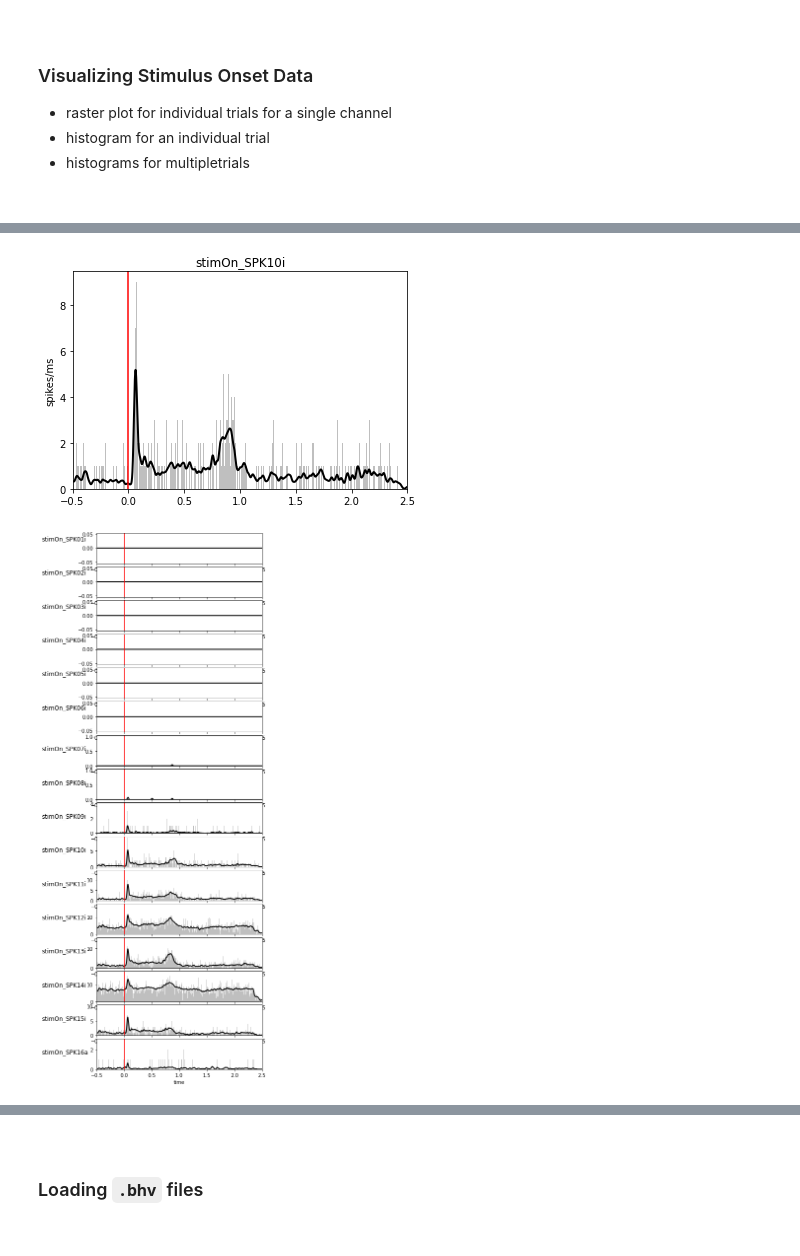
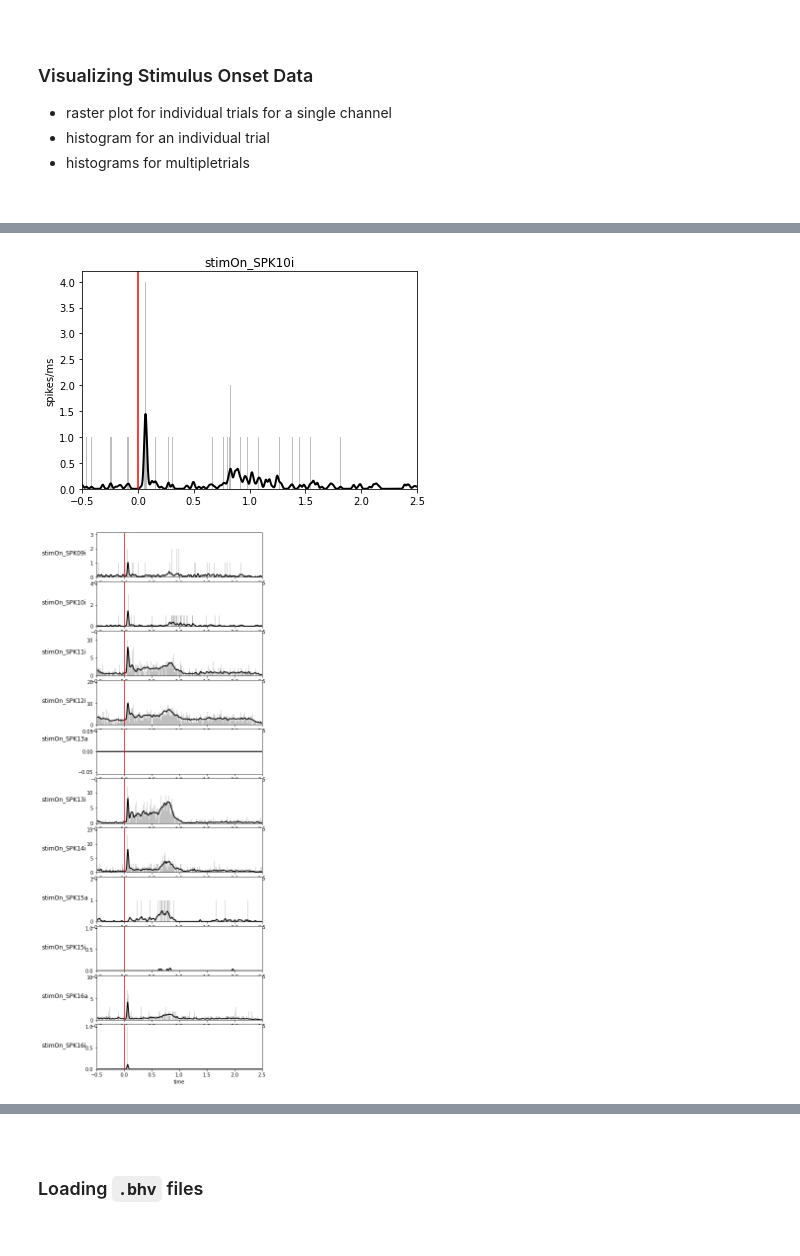
Before and after one commit to SmilodonCub/linArray, a Jupyter notebook: linArray_notebook.ipynb, the cells around one changed output, grey strips where cells are left out. Saved outputs shown, nothing was run; the diff lists cells and outputs as text; code cells hidden in the pictures.

```diff
--- a/linArray_notebook.ipynb
+++ b/linArray_notebook.ipynb
@@ -275,5 +339,5 @@ dSacctrials.head()
 # %%
-addStrobes = dSacctrials.copy()
+addStrobes = Peanut_delayedSaccadeTask_2016_6_8_1_1_dSacctrials.copy()
 addEventMarker( linArrayMat, addStrobes, [ 30, 40, 666, 100 ], 'delayedSaccIntervals' )
 addStrobes.head()
 # %% [output]
@@ -319,7 +382,7 @@ def addStimOnset( data_df, stimOnset_eventmarker, dataType ):
             list(np.round(np.subtract([e for e in row[column]], row[strobedLabel] ),4)),axis = 1)
     return adjustdata_df
 # %%
-a = addStimOnset( addStrobes, stimOn, 'SPK' )
-a.info()
+Peanut_delayedSaccadeTask_2016_6_8_1_1_dSacctrials_align = addStimOnset( addStrobes, stimOn, 'SPK' )
+Peanut_delayedSaccadeTask_2016_6_8_1_1_dSacctrials_align.info()
 # %% [output]
 <class 'pandas.core.frame.DataFrame'>
@@ -350,7 +413,7 @@ memory usage: 4.3+ KB
 
 <br>
 # %%
-stimOnCols = getDataTypeNames( a, 'stimOn_' ).values.tolist()
+stimOnCols = getDataTypeNames( Peanut_delayedSaccadeTask_2016_6_8_1_1_dSacctrials_align, 'stimOn_' ).values.tolist()
 stimOnCols = [item for sublist in stimOnCols for item in sublist]
 print( stimOnCols )
 print( len( stimOnCols ) )
@@ -451,9 +514,9 @@ def channelGaussianSmoothed( data_df, channel, sigma ):
     plt.axvline(x=0, c = 'red')
     return smoothedSpikes
 # %%
-smooth = channelGaussianSmoothed( a, 'stimOn_SPK10i' , 10 )
+smooth = channelGaussianSmoothed( Peanut_delayedSaccadeTask_2016_6_8_1_1_dSacctrials_align, 'stimOn_SPK10i' , 10 )
 # %% [output]
-[figure, old version]
+[figure, new version]
 # %%
 # subplots for multiple rasters
 def multiChannel_histplot( data_df, channel, sigma ):
@@ -489,12 +552,12 @@ def multiChannel_stimOn_Histograms( data_df, sigma, **kwargs ):
     plt.subplots_adjust( hspace = 0.1 )
     for idx, channel in enumerate( stimOnCols ):
         plt.subplot(len( stimOnCols ),1,idx + 1)
-        multiChannel_histplot( a, channel, sigma )
+        multiChannel_histplot( data_df, channel, sigma )
     plt.show()
 # %%
-amultihist = multiChannel_stimOn_Histograms( a, 10 )
+amultihist = multiChannel_stimOn_Histograms( Peanut_delayedSaccadeTask_2016_6_8_1_1_dSacctrials_align, 10 )
 #plt.show()
 # %% [output]
-[figure, old version]
+[figure, new version]
 # %%
 # can pass a custom list of channels to visualize only a selection
```
Also changed, not shown: parts of 34 cells of this notebook.
